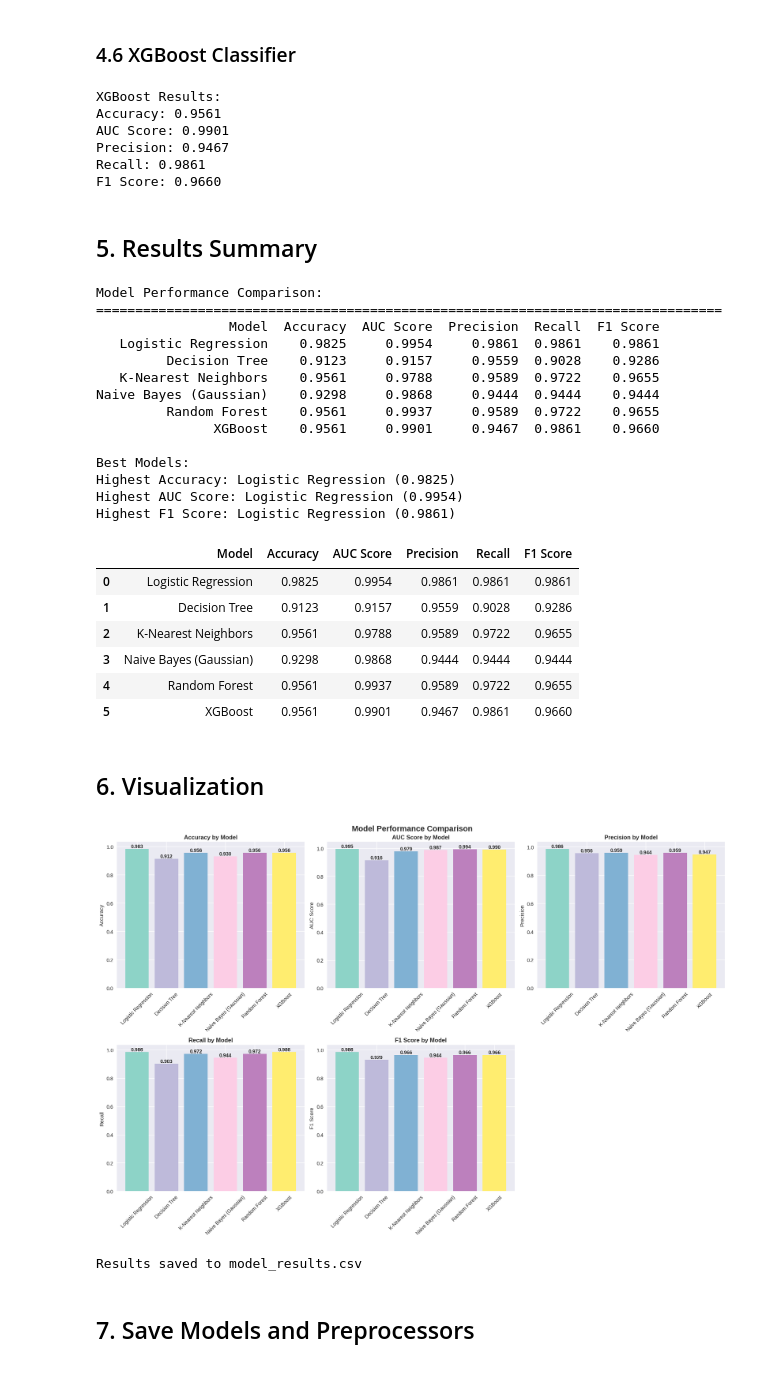
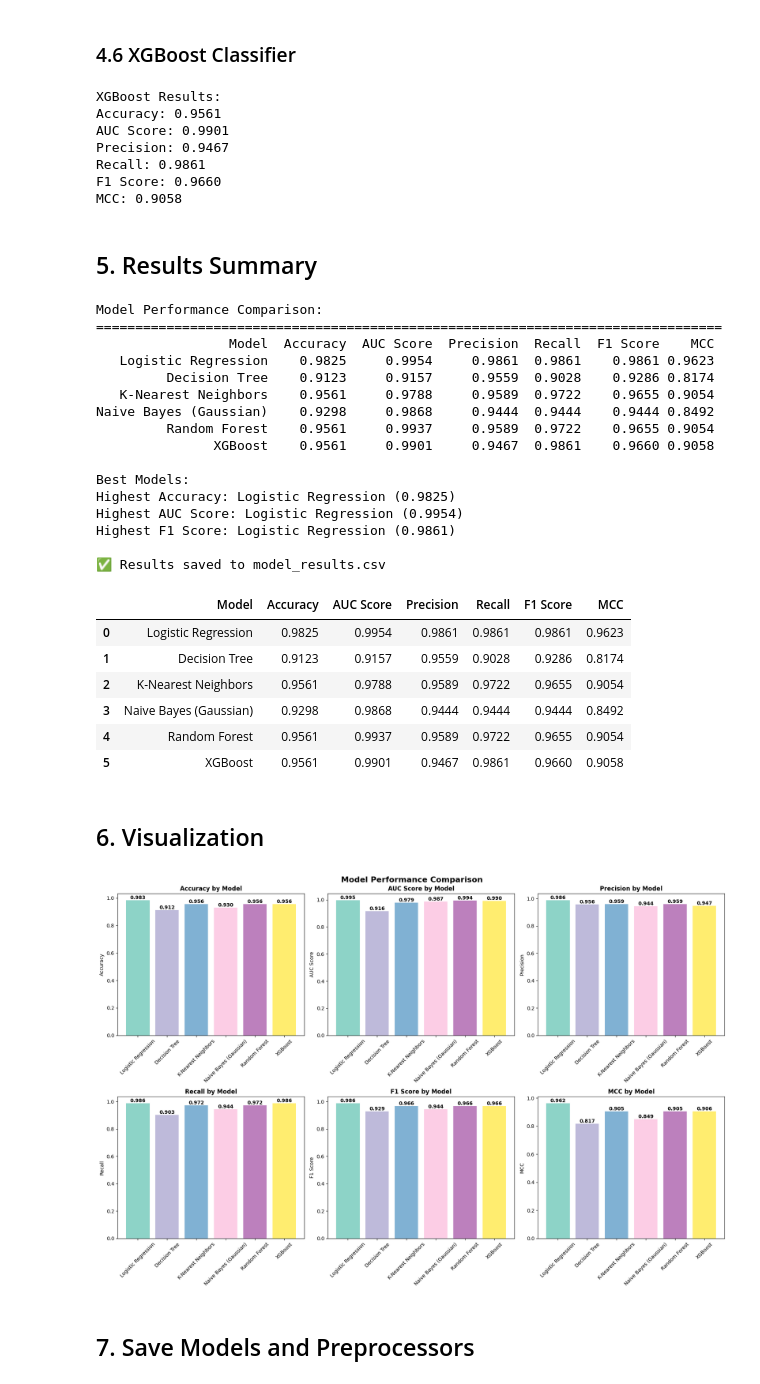
Before and after one commit to 2025ab05021-netizen/2025AB05021_ML_Assignment_2, a Jupyter notebook: ML_classification_Models.ipynb, the cells around one changed output. Cells and saved outputs as stored; diff of their text form; code cells hidden in the pictures.

```diff
--- a/ML_classification_Models.ipynb
+++ b/ML_classification_Models.ipynb
@@ -51,18 +51,16 @@ import xgboost as xgb
 from sklearn.metrics import (
     accuracy_score, roc_auc_score, precision_score,
     recall_score, f1_score, classification_report,
-    confusion_matrix, roc_curve, auc
+    confusion_matrix, roc_curve, auc, matthews_corrcoef
 )
 
 # Utilities
 import warnings
-import os
-import json
-from datetime import datetime
 warnings.filterwarnings('ignore')
 
-# Set style
-plt.style.use('seaborn-v0_8')
-sns.set_palette("husl")
+# Set random seed for reproducibility
+np.random.seed(42)
 
-print("Libraries imported successfully!")
+# Configure plotting
+plt.style.use('default')
+%matplotlib inline
@@ -273,6 +269,7 @@ def evaluate_model(model, X_train, X_test, y_train, y_test, model_name):
     precision = precision_score(y_test, y_pred)
     recall = recall_score(y_test, y_pred)
     f1 = f1_score(y_test, y_pred)
+    mcc = matthews_corrcoef(y_test, y_pred)
 
     # AUC score
     if y_pred_proba is not None:
@@ -286,7 +283,8 @@ def evaluate_model(model, X_train, X_test, y_train, y_test, model_name):
         'AUC Score': auc,
         'Precision': precision,
         'Recall': recall,
-        'F1 Score': f1
+        'F1 Score': f1,
+        'MCC': mcc
     }
 
     print(f"\n{model_name} Results:")
@@ -295,6 +293,7 @@ def evaluate_model(model, X_train, X_test, y_train, y_test, model_name):
     print(f"Precision: {precision:.4f}")
     print(f"Recall: {recall:.4f}")
     print(f"F1 Score: {f1:.4f}")
+    print(f"MCC: {mcc:.4f}")
 
     return results, model
 # %% [markdown]
@@ -387,6 +391,7 @@ AUC Score: 0.9901
 Precision: 0.9467
 Recall: 0.9861
 F1 Score: 0.9660
+MCC: 0.9058
 # %% [markdown]
 ## 5. Results Summary
 # %%
@@ -407,72 +412,70 @@ print(f"Highest Accuracy: {results_df.loc[results_df['Accuracy'].idxmax(), 'Mode
 print(f"Highest AUC Score: {results_df.loc[results_df['AUC Score'].idxmax(), 'Model']} ({results_df['AUC Score'].max():.4f})")
 print(f"Highest F1 Score: {results_df.loc[results_df['F1 Score'].idxmax(), 'Model']} ({results_df['F1 Score'].max():.4f})")
 
+# Save results to CSV
+results_df.to_csv('model_results.csv', index=False)
+print(f"\n✅ Results saved to model_results.csv")
+
 results_df
 # %% [output]
 Model Performance Comparison:
 ================================================================================
-                 Model  Accuracy  AUC Score  Precision  Recall  F1 Score
-   Logistic Regression    0.9825     0.9954     0.9861  0.9861    0.9861
-         Decision Tree    0.9123     0.9157     0.9559  0.9028    0.9286
-   K-Nearest Neighbors    0.9561     0.9788     0.9589  0.9722    0.9655
-Naive Bayes (Gaussian)    0.9298     0.9868     0.9444  0.9444    0.9444
-         Random Forest    0.9561     0.9937     0.9589  0.9722    0.9655
-               XGBoost    0.9561     0.9901     0.9467  0.9861    0.9660
+                 Model  Accuracy  AUC Score  Precision  Recall  F1 Score    MCC
+   Logistic Regression    0.9825     0.9954     0.9861  0.9861    0.9861 0.9623
+         Decision Tree    0.9123     0.9157     0.9559  0.9028    0.9286 0.8174
+   K-Nearest Neighbors    0.9561     0.9788     0.9589  0.9722    0.9655 0.9054
+Naive Bayes (Gaussian)    0.9298     0.9868     0.9444  0.9444    0.9444 0.8492
+         Random Forest    0.9561     0.9937     0.9589  0.9722    0.9655 0.9054
+               XGBoost    0.9561     0.9901     0.9467  0.9861    0.9660 0.9058
 
 Best Models:
 Highest Accuracy: Logistic Regression (0.9825)
 Highest AUC Score: Logistic Regression (0.9954)
 Highest F1 Score: Logistic Regression (0.9861)
+
+✅ Results saved to model_results.csv
-|  | Model | Accuracy | AUC Score | Precision | Recall | F1 Score |
-| 0 | Logistic Regression | 0.9825 | 0.9954 | 0.9861 | 0.9861 | 0.9861 |
-| 1 | Decision Tree | 0.9123 | 0.9157 | 0.9559 | 0.9028 | 0.9286 |
-| 2 | K-Nearest Neighbors | 0.9561 | 0.9788 | 0.9589 | 0.9722 | 0.9655 |
-| 3 | Naive Bayes (Gaussian) | 0.9298 | 0.9868 | 0.9444 | 0.9444 | 0.9444 |
-| 4 | Random Forest | 0.9561 | 0.9937 | 0.9589 | 0.9722 | 0.9655 |
-| 5 | XGBoost | 0.9561 | 0.9901 | 0.9467 | 0.9861 | 0.9660 |
+|  | Model | Accuracy | AUC Score | Precision | Recall | F1 Score | MCC |
+| 0 | Logistic Regression | 0.9825 | 0.9954 | 0.9861 | 0.9861 | 0.9861 | 0.9623 |
+| 1 | Decision Tree | 0.9123 | 0.9157 | 0.9559 | 0.9028 | 0.9286 | 0.8174 |
+| 2 | K-Nearest Neighbors | 0.9561 | 0.9788 | 0.9589 | 0.9722 | 0.9655 | 0.9054 |
+| 3 | Naive Bayes (Gaussian) | 0.9298 | 0.9868 | 0.9444 | 0.9444 | 0.9444 | 0.8492 |
+| 4 | Random Forest | 0.9561 | 0.9937 | 0.9589 | 0.9722 | 0.9655 | 0.9054 |
+| 5 | XGBoost | 0.9561 | 0.9901 | 0.9467 | 0.9861 | 0.9660 | 0.9058 |
 # %% [markdown]
 ## 6. Visualization
 # %%
 # Create visualization of results
 fig, axes = plt.subplots(2, 3, figsize=(18, 12))
 fig.suptitle('Model Performance Comparison', fontsize=16, fontweight='bold')
 
-metrics = ['Accuracy', 'AUC Score', 'Precision', 'Recall', 'F1 Score']
+metrics = ['Accuracy', 'AUC Score', 'Precision', 'Recall', 'F1 Score', 'MCC']
 axes = axes.flatten()
 
 for i, metric in enumerate(metrics):
     if metric == 'AUC Score':
         # Handle AUC score which might have N/A values
         plot_data = results_df[results_df[metric] != 'N/A'].copy()
         plot_data[metric] = plot_data[metric].astype(float)
     else:
         plot_data = results_df.copy()
 
     if not plot_data.empty:
         bars = axes[i].bar(plot_data['Model'], plot_data[metric],
                           color=plt.cm.Set3(np.linspace(0, 1, len(plot_data))))
         axes[i].set_title(f'{metric} by Model', fontweight='bold')
         axes[i].set_ylabel(metric)
         axes[i].tick_params(axis='x', rotation=45)
 
         # Add value labels on bars
         for bar in bars:
             height = bar.get_height()
             axes[i].text(bar.get_x() + bar.get_width()/2., height,
                         f'{height:.3f}', ha='center', va='bottom', fontweight='bold')
 
-# Remove empty subplot
-fig.delaxes(axes[5])
-
 plt.tight_layout()
 plt.show()
-
-# Save the results for the Streamlit app
-results_df.to_csv('model_results.csv', index=False)
-print("\nResults saved to model_results.csv")
 # %% [output]
-[figure, old version]
+[figure, new version]
-Results saved to model_results.csv
 # %% [markdown]
 ## 7. Save Models and Preprocessors
 # %%
```
Also changed, not shown: parts of 6 cells of this notebook.
